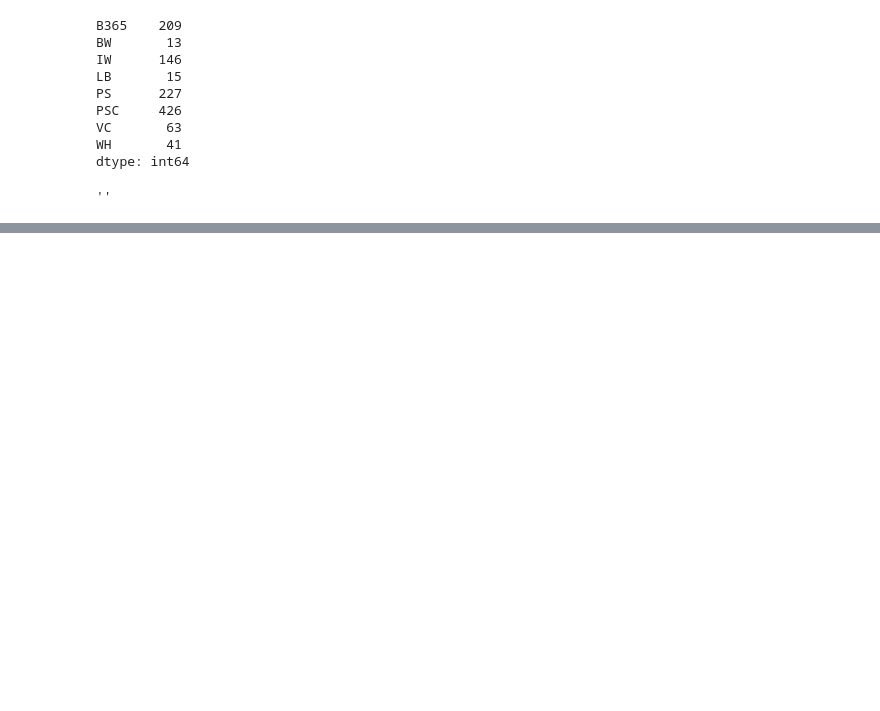
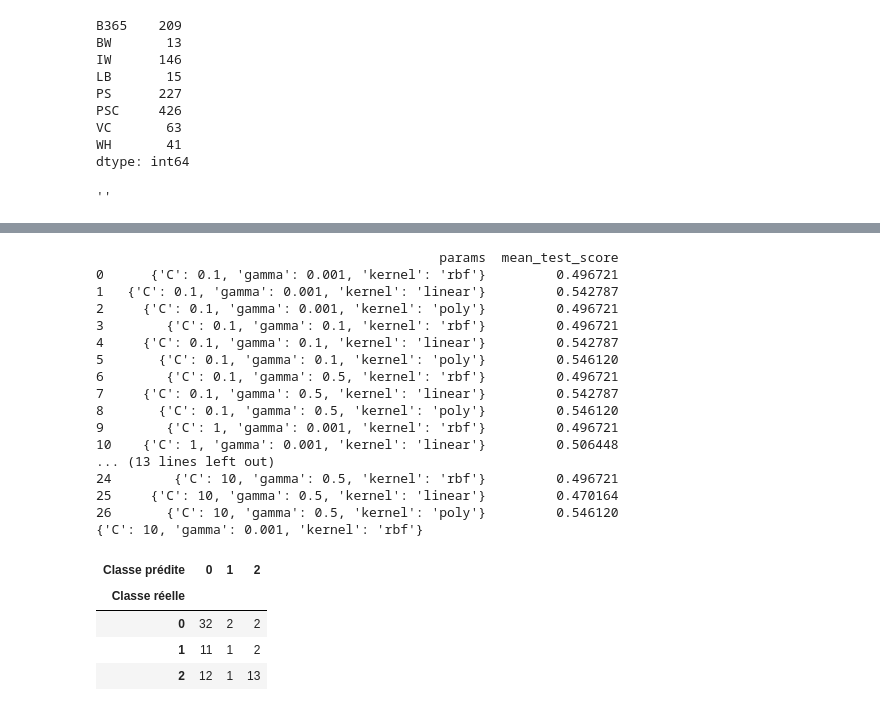
Before and after one commit to Yoann-DELANNEY/Pyck-Win, a Jupyter notebook: Premiere iteration ML.ipynb, the cells around one changed output, grey strips where cells are left out. Saved outputs shown, nothing was run; the diff lists cells and outputs as text; code cells hidden in the pictures; blank space fills up the shorter version.

```diff
--- a/Premiere iteration ML.ipynb
+++ b/Premiere iteration ML.ipynb
@@ -507,15 +546,22 @@ df = pd.read_csv('bookmakers.csv')
 # %%
 # Séparation du jeu de données en variables explicatives et variable cible.
-features = df_drop.drop(['date','bk_H','bk_D','bk_A','Prob_bk_H','Prob_bk_D','Prob_bk_A','H','D','A'],axis=1)
+features = df.drop(['date','bk_H','bk_D','bk_A','Prob_bk_H','Prob_bk_D','Prob_bk_A','FTR'],axis=1)
 
-target_H = df_drop['H']
-target_A = df_drop['A']
-target_D = df_drop['D']
+target = df['FTR']
+
 
 
 # Train test split en gardant l'ordre des matchs
-X_train_H, X_test_H, y_train_H, y_test_H = train_test_split(features,
-                                                    target_H,
+X_train, X_test, y_train, y_test = train_test_split(features,
+                                                    target,
                                                     test_size = 0.2,
                                                     shuffle=False,
                                                     random_state = 777)
+# %%
+scaler = preprocessing.StandardScaler().fit(X_train)
+
+X_train_H_scaled = scaler.transform(X_train)
+
+print(X_train_scaled.mean(axis=0))
+
+print(X_train_scaled.std(axis=0))
@@ -521,0 +587,33 @@ X_train_H, X_test_H, y_train_H, y_test_H = train_test_split(features,
+# %%
+X_test_scaled = scaler.transform(X_test)
+# %%
+parametres = {'C':[0.1,1,10], 'kernel':['rbf','linear', 'poly'], 'gamma':[0.001, 0.1, 0.5]}
+grid_clf = model_selection.GridSearchCV(estimator=clf, param_grid=parametres)
+grille = grid_clf.fit(X_train_scaled,y_train)
+print(pd.DataFrame.from_dict(grille.cv_results_).loc[:,['params', 'mean_test_score']])
+print(grid_clf.best_params_)
+y_pred = grid_clf.predict(X_test_scaled)
+pd.crosstab(y_test, y_pred, rownames=['Classe réelle'], colnames=['Classe prédite'])
+# %% [output]
+                                            params  mean_test_score
+0      {'C': 0.1, 'gamma': 0.001, 'kernel': 'rbf'}         0.496721
+1   {'C': 0.1, 'gamma': 0.001, 'kernel': 'linear'}         0.542787
+2     {'C': 0.1, 'gamma': 0.001, 'kernel': 'poly'}         0.496721
+3        {'C': 0.1, 'gamma': 0.1, 'kernel': 'rbf'}         0.496721
+4     {'C': 0.1, 'gamma': 0.1, 'kernel': 'linear'}         0.542787
+5       {'C': 0.1, 'gamma': 0.1, 'kernel': 'poly'}         0.546120
+6        {'C': 0.1, 'gamma': 0.5, 'kernel': 'rbf'}         0.496721
+7     {'C': 0.1, 'gamma': 0.5, 'kernel': 'linear'}         0.542787
+8       {'C': 0.1, 'gamma': 0.5, 'kernel': 'poly'}         0.546120
+9        {'C': 1, 'gamma': 0.001, 'kernel': 'rbf'}         0.496721
+10    {'C': 1, 'gamma': 0.001, 'kernel': 'linear'}         0.506448
+... (13 lines left out)
+24        {'C': 10, 'gamma': 0.5, 'kernel': 'rbf'}         0.496721
+25     {'C': 10, 'gamma': 0.5, 'kernel': 'linear'}         0.470164
+26       {'C': 10, 'gamma': 0.5, 'kernel': 'poly'}         0.546120
+{'C': 10, 'gamma': 0.001, 'kernel': 'rbf'}
+| Classe prédite | 0 | 1 | 2 |
+| Classe réelle |  |  |  |
+| 0 | 32 | 2 | 2 |
+| 1 | 11 | 1 | 2 |
+| 2 | 12 | 1 | 13 |
```
Also changed, not shown: parts of 15 cells of this notebook.
